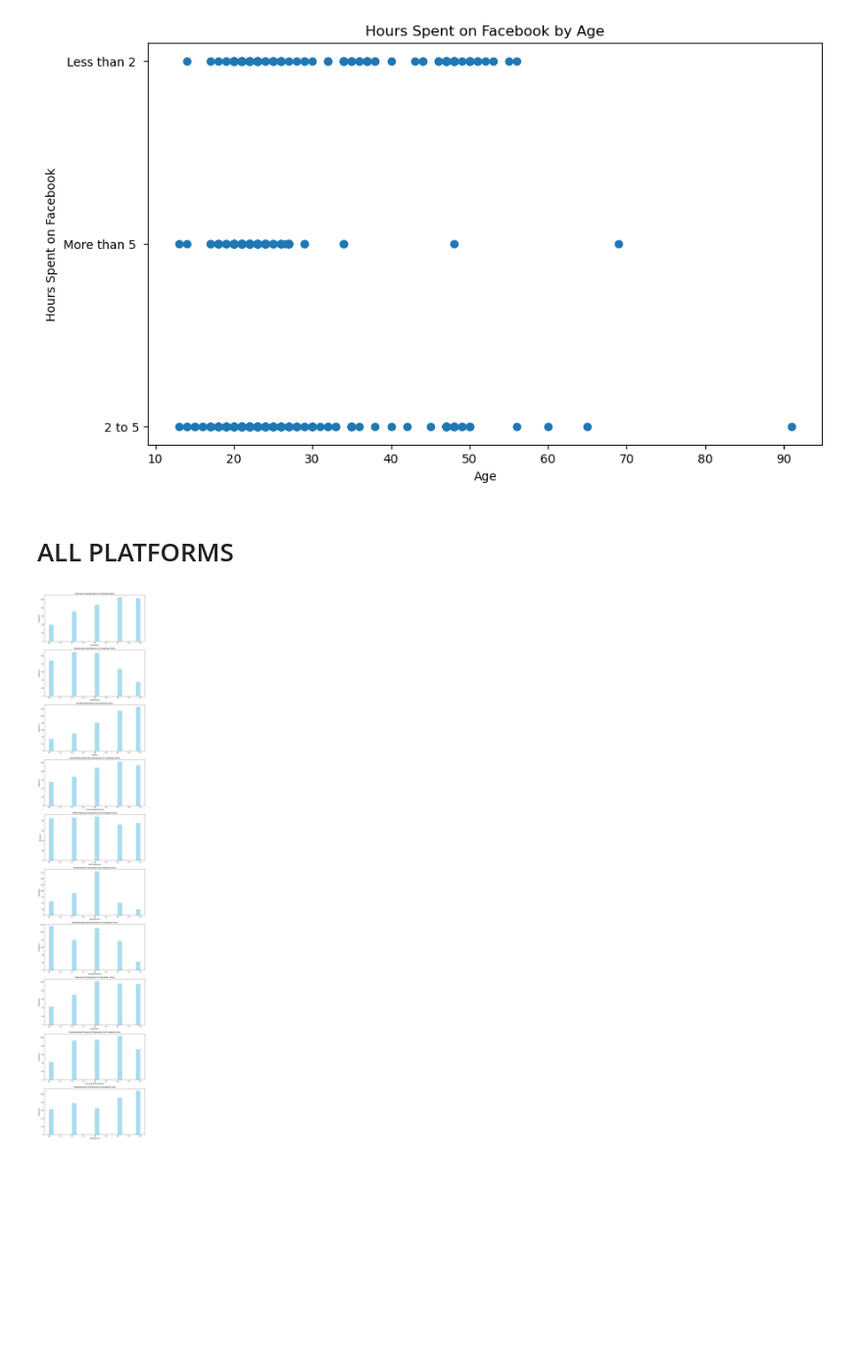
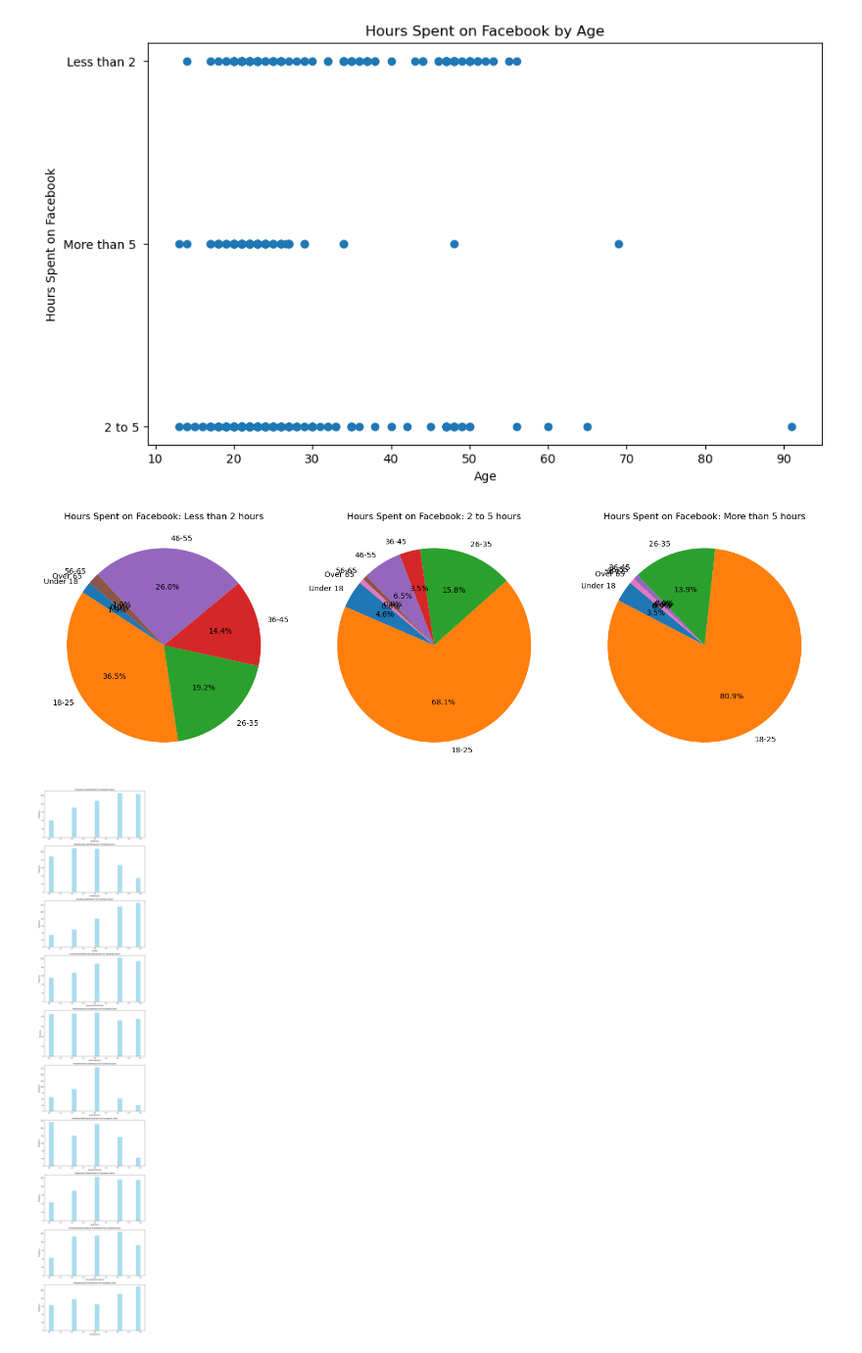
Before and after one commit to emilyfaris/social-media-mental-health-project, a Jupyter notebook: PROJECT 3 - MB.ipynb, the cells around one changed output. Shown at 98% size. Drawn from its saved outputs; the diff is of its cells as text; code cells hidden in the pictures; blank space fills up the shorter version.

```diff
--- a/PROJECT 3 - MB.ipynb
+++ b/PROJECT 3 - MB.ipynb
@@ -223,6 +240,39 @@ plt.title('Hours Spent on Facebook by Age')
 plt.show()
 # %% [output]
 [figure]
-# %% [markdown]
-# ALL PLATFORMS
+# %%
+# Define age groups
+bins = [0, 18, 25, 35, 45, 55, 65, np.inf]
+labels = ['Under 18', '18-25', '26-35', '36-45', '46-55', '56-65', 'Over 65']
+
+# Apply age groups to the DataFrame
+df['AgeGroup'] = pd.cut(df['Age'], bins=bins, labels=labels, right=False)
+
+# Calculate the sum of hours spent in each category for each age group
+less_than_2_hours_age_group = df.groupby('AgeGroup')['Less than 2hrs'].sum()
+between_2_and_5_hours_age_group = df.groupby('AgeGroup')['2 to 5 hrs'].sum()
+more_than_5_hours_age_group = df.groupby('AgeGroup')['More than 5 hrs'].sum()
+
+# Create pie charts for each category
+plt.figure(figsize=(15, 5))
+
+# Pie chart for less than 2 hours
+plt.subplot(1, 3, 1)
+plt.pie(less_than_2_hours_age_group, labels=less_than_2_hours_age_group.index, autopct='%1.1f%%', startangle=140)
+plt.title('Hours Spent on Facebook: Less than 2 hours')
+
+# Pie chart for 2 to 5 hours
+plt.subplot(1, 3, 2)
+plt.pie(between_2_and_5_hours_age_group, labels=between_2_and_5_hours_age_group.index, autopct='%1.1f%%', startangle=140)
+plt.title('Hours Spent on Facebook: 2 to 5 hours')
+
+# Pie chart for more than 5 hours
+plt.subplot(1, 3, 3)
+plt.pie(more_than_5_hours_age_group, labels=more_than_5_hours_age_group.index, autopct='%1.1f%%', startangle=140)
+plt.title('Hours Spent on Facebook: More than 5 hours')
+
+plt.tight_layout()
+plt.show()
+# %% [output]
+[figure, added]
 # %%
```
Also changed, not shown: parts of 9 cells of this notebook.
